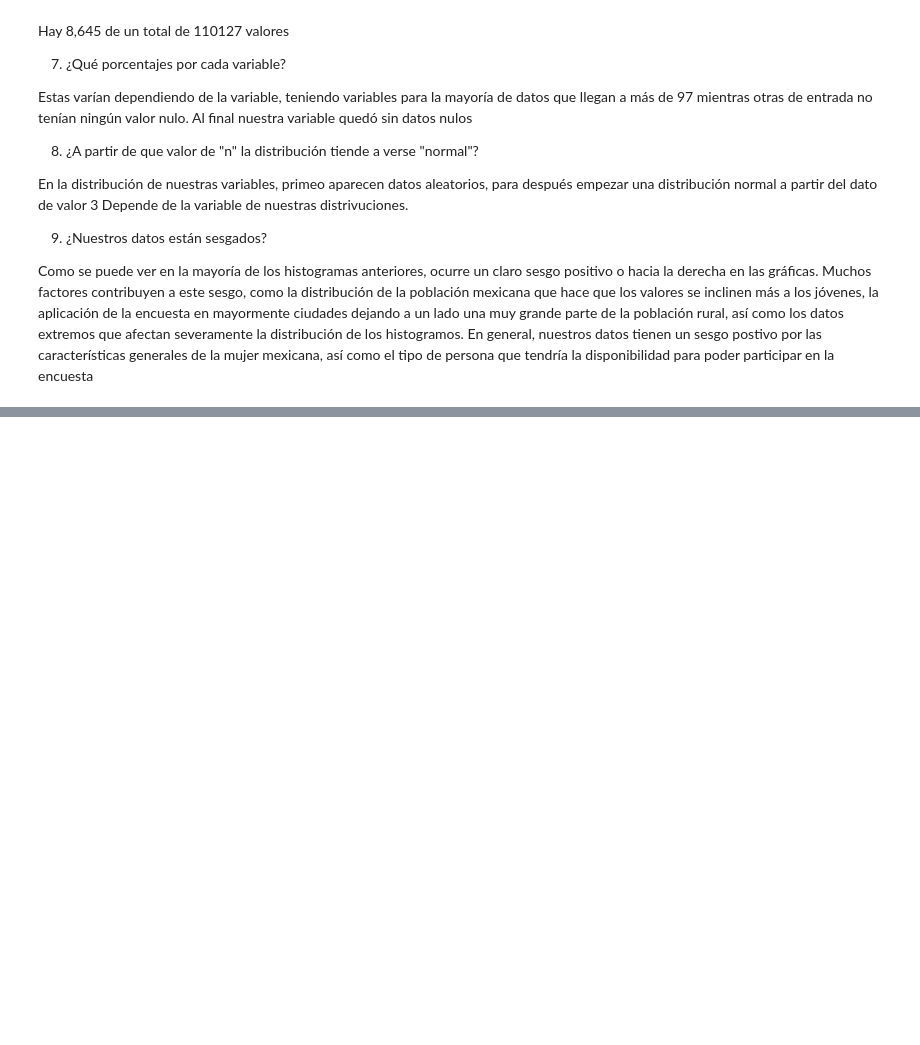
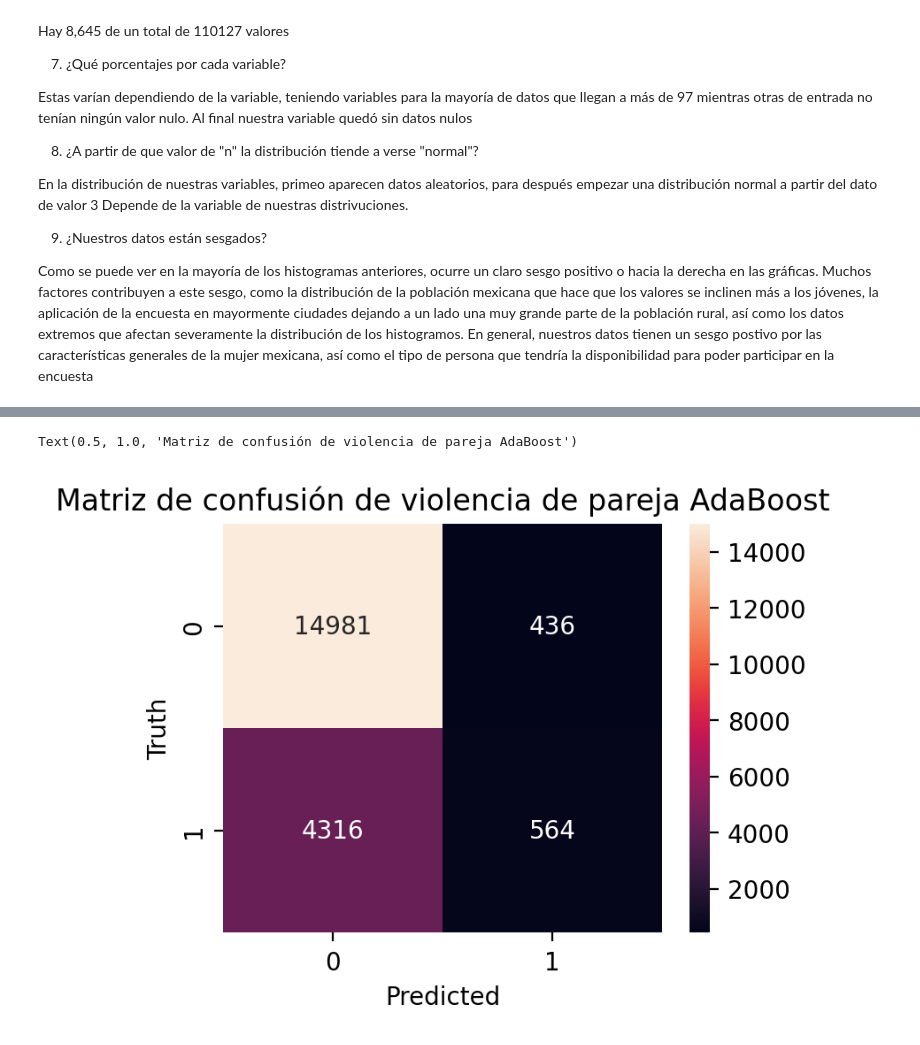
Before and after one commit to Johannacam/University-Projects, a Jupyter notebook: Predictive Modeling for Domestic Violence Risk/Complete_code.ipynb, the cells around one changed output, grey strips where cells are left out. Cells and saved outputs as stored; diff of their text form; code cells hidden in the pictures; blank space fills up the shorter version.

```diff
--- a/Predictive Modeling for Domestic Violence Risk/Complete_code.ipynb
+++ b/Predictive Modeling for Domestic Violence Risk/Complete_code.ipynb
@@ -1041,0 +1433,4 @@ To see all available configurables, use `--help-all`.
+# %%
+model = AdaBoostClassifier(n_estimators=100)
+# %%
+model.fit(X_train, y_train)
@@ -1041,0 +1439,2 @@ To see all available configurables, use `--help-all`.
+# %%
+predictions_ada = model.predict(X_test)
@@ -1041,0 +1453,11 @@ To see all available configurables, use `--help-all`.
+# %%
+cm_ada = tf.math.confusion_matrix(labels=y_test, predictions = predictions_ada)
+
+plt.figure(figsize = (4, 3),  dpi=200)
+sns.heatmap(cm_ada, annot=True, fmt='d')
+plt.xlabel('Predicted')
+plt.ylabel('Truth')
+plt.title('Matriz de confusión de violencia de pareja AdaBoost')
+# %% [output]
+Text(0.5, 1.0, 'Matriz de confusión de violencia de pareja AdaBoost')
+[figure, added]
```
Also changed, not shown: parts of 116 cells of this notebook.
